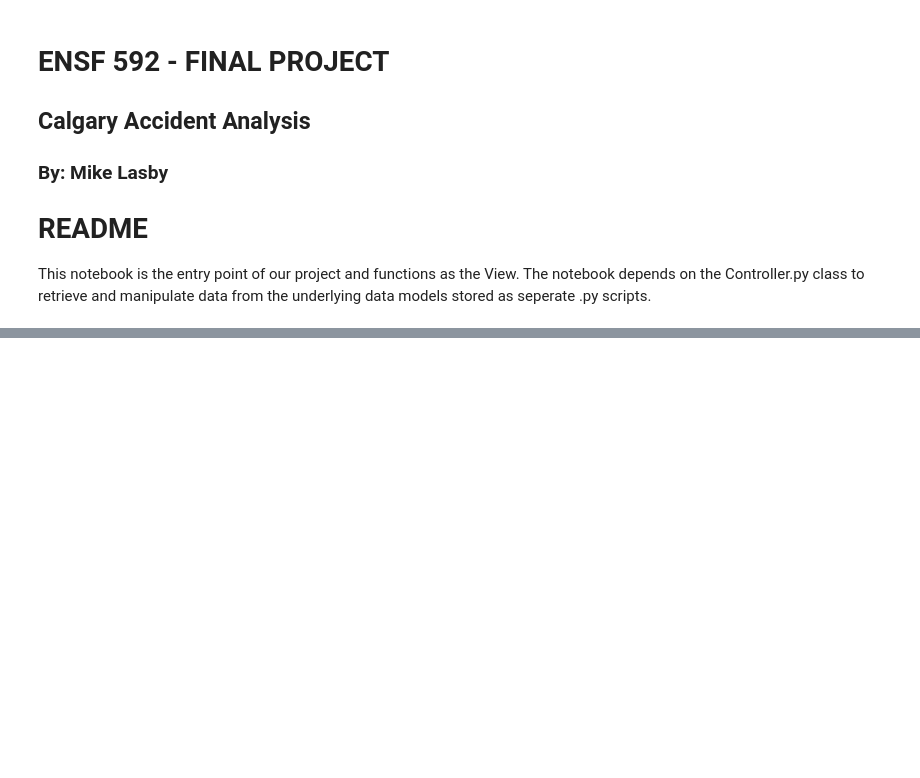
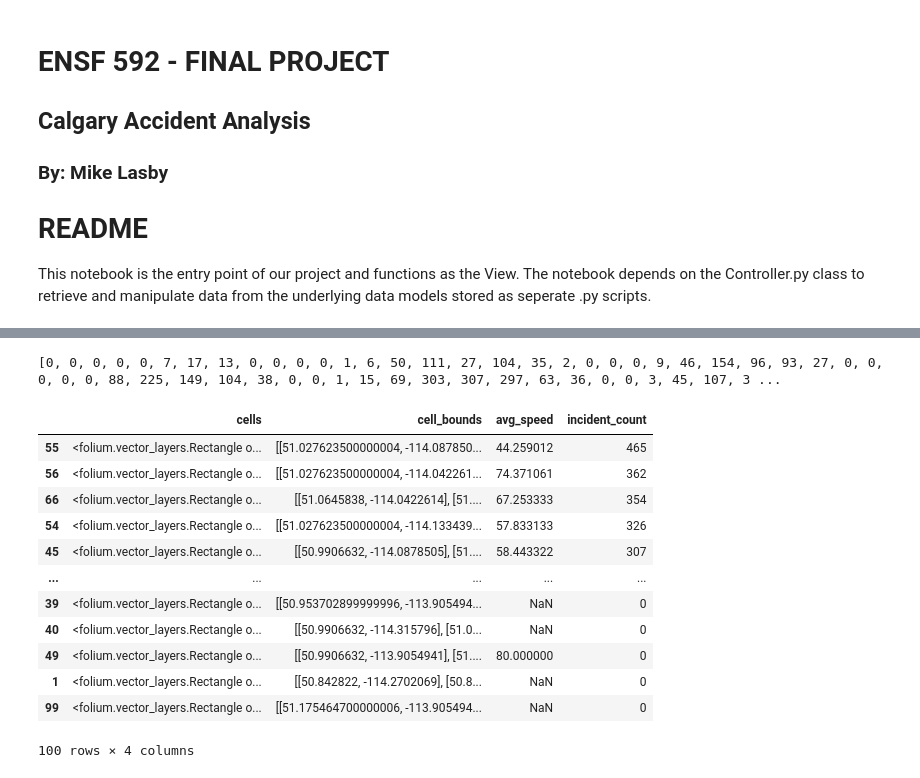
Before and after one commit to mklasby/Calgary_Accident_Analysis, a Jupyter notebook: view.ipynb, the cells around one changed output, grey strips where cells are left out. Cells and saved outputs as stored; diff of their text form; code cells hidden in the pictures; blank space fills up the shorter version.

```diff
--- a/view.ipynb
+++ b/view.ipynb
@@ -55,0 +97,38 @@ Adding cell column to signs
+# %%
+
+
+
+def count_incidents(cell_idx):
+    incidents = ctrl.get_frame('incidents')
+    # print(f'testing cell {cell_idx}')
+    counter = 0
+    for _, cell in incidents['cell'].items():
+        if cell_idx == cell:
+            counter +=1
+    return counter
+
+i = 0
+inc_count = []
+
+while i<100:
+    inc_count.append(count_incidents(i))
+    i+=1
+print(inc_count)
+cells['incident_count'] = inc_count
+
+display(cells.sort_values(by='incident_count', ascending=False))
+# %% [output]
+[0, 0, 0, 0, 0, 7, 17, 13, 0, 0, 0, 0, 1, 6, 50, 111, 27, 104, 35, 2, 0, 0, 0, 9, 46, 154, 96, 93, 27, 0, 0, 0, 0, 0, 88, 225, 149, 104, 38, 0, 0, 1, 15, 69, 303, 307, 297, 63, 36, 0, 0, 3, 45, 107, 3 ...
+|  | cells | cell_bounds | avg_speed | incident_count |
+| 55 | <folium.vector_layers.Rectangle o... | [[51.027623500000004, -114.087850... | 44.259012 | 465 |
+| 56 | <folium.vector_layers.Rectangle o... | [[51.027623500000004, -114.042261... | 74.371061 | 362 |
+| 66 | <folium.vector_layers.Rectangle o... | [[51.0645838, -114.0422614], [51.... | 67.253333 | 354 |
+| 54 | <folium.vector_layers.Rectangle o... | [[51.027623500000004, -114.133439... | 57.833133 | 326 |
+| 45 | <folium.vector_layers.Rectangle o... | [[50.9906632, -114.0878505], [51.... | 58.443322 | 307 |
+| ... | ... | ... | ... | ... |
+| 39 | <folium.vector_layers.Rectangle o... | [[50.953702899999996, -113.905494... | NaN | 0 |
+| 40 | <folium.vector_layers.Rectangle o... | [[50.9906632, -114.315796], [51.0... | NaN | 0 |
+| 49 | <folium.vector_layers.Rectangle o... | [[50.9906632, -113.9054941], [51.... | 80.000000 | 0 |
+| 1 | <folium.vector_layers.Rectangle o... | [[50.842822, -114.2702069], [50.8... | NaN | 0 |
+| 99 | <folium.vector_layers.Rectangle o... | [[51.175464700000006, -113.905494... | NaN | 0 |
+100 rows × 4 columns
```
Also changed, not shown: parts of 11 cells of this notebook, 3 other files.
